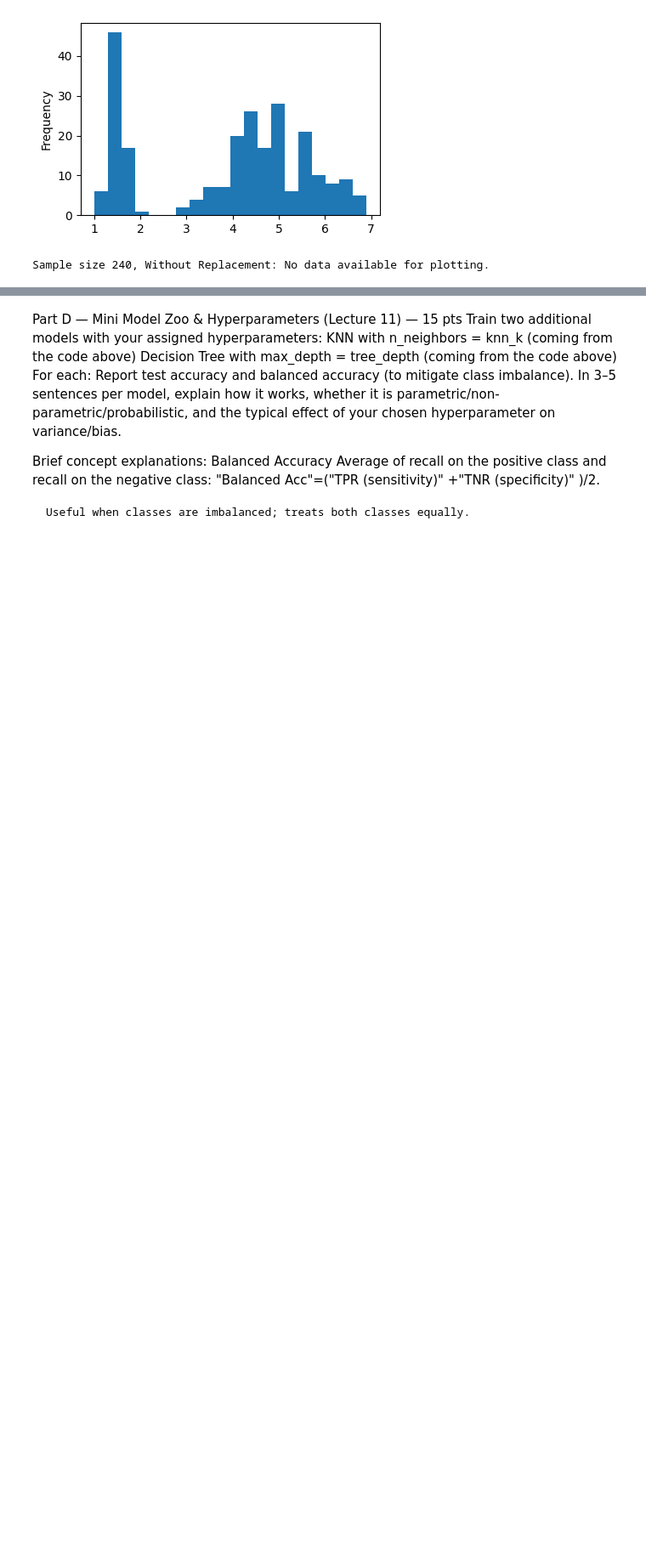
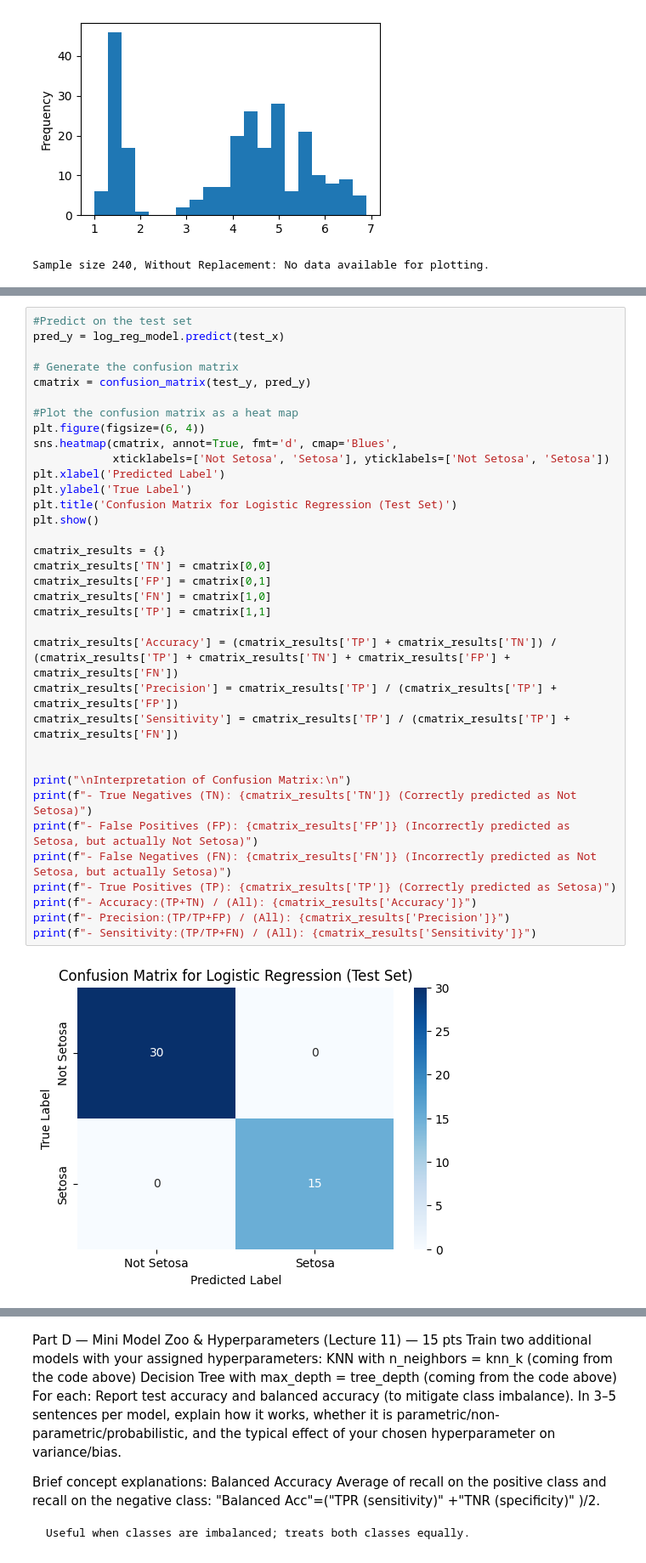
Before and after one commit to joelvinas/COMP-SCI_5530, a Jupyter notebook: Final_Exam/Final_Exam.ipynb, the cells around one changed output, grey strips where cells are left out. Shown at 85% size. Saved outputs shown, nothing was run; the diff lists cells and outputs as text; blank space fills up the shorter version.

```diff
--- a/Final_Exam/Final_Exam.ipynb
+++ b/Final_Exam/Final_Exam.ipynb
@@ -757,0 +842,37 @@ Adjusted Rand Index (ARI)
+# %%
+#Predict on the test set
+pred_y = log_reg_model.predict(test_x)
+
+# Generate the confusion matrix
+cmatrix = confusion_matrix(test_y, pred_y)
+
+#Plot the confusion matrix as a heat map
+plt.figure(figsize=(6, 4))
+sns.heatmap(cmatrix, annot=True, fmt='d', cmap='Blues',
+            xticklabels=['Not Setosa', 'Setosa'], yticklabels=['Not Setosa', 'Setosa'])
+plt.xlabel('Predicted Label')
+plt.ylabel('True Label')
+plt.title('Confusion Matrix for Logistic Regression (Test Set)')
+plt.show()
+
+cmatrix_results = {}
+cmatrix_results['TN'] = cmatrix[0,0]
+cmatrix_results['FP'] = cmatrix[0,1]
+cmatrix_results['FN'] = cmatrix[1,0]
+cmatrix_results['TP'] = cmatrix[1,1]
+
+cmatrix_results['Accuracy'] = (cmatrix_results['TP'] + cmatrix_results['TN']) / (cmatrix_results['TP'] + cmatrix_results['TN'] + cmatrix_results['FP'] + cmatrix_results['FN'])
+cmatrix_results['Precision'] = cmatrix_results['TP'] / (cmatrix_results['TP'] + cmatrix_results['FP'])
+cmatrix_results['Sensitivity'] = cmatrix_results['TP'] / (cmatrix_results['TP'] + cmatrix_results['FN'])
+
+
+print("\nInterpretation of Confusion Matrix:\n")
+print(f"- True Negatives (TN): {cmatrix_results['TN']} (Correctly predicted as Not Setosa)")
+print(f"- False Positives (FP): {cmatrix_results['FP']} (Incorrectly predicted as Setosa, but actually Not Setosa)")
+print(f"- False Negatives (FN): {cmatrix_results['FN']} (Incorrectly predicted as Not Setosa, but actually Setosa)")
+print(f"- True Positives (TP): {cmatrix_results['TP']} (Correctly predicted as Setosa)")
+print(f"- Accuracy:(TP+TN) / (All): {cmatrix_results['Accuracy']}")
+print(f"- Precision:(TP/TP+FP) / (All): {cmatrix_results['Precision']}")
+print(f"- Sensitivity:(TP/TP+FN) / (All): {cmatrix_results['Sensitivity']}")
+# %% [output]
+[figure, added]
```
Also changed, not shown: parts of 10 cells of this notebook.
